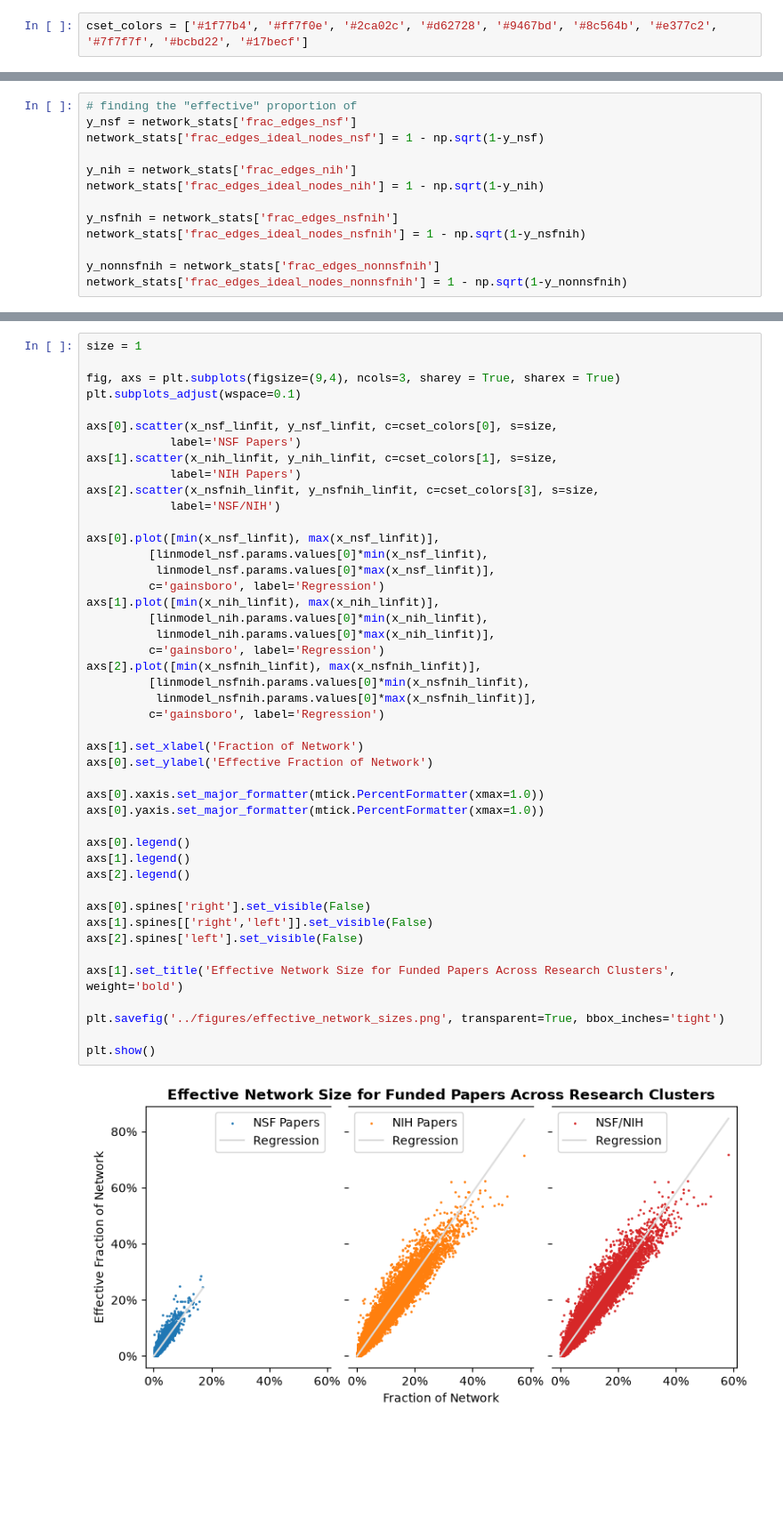
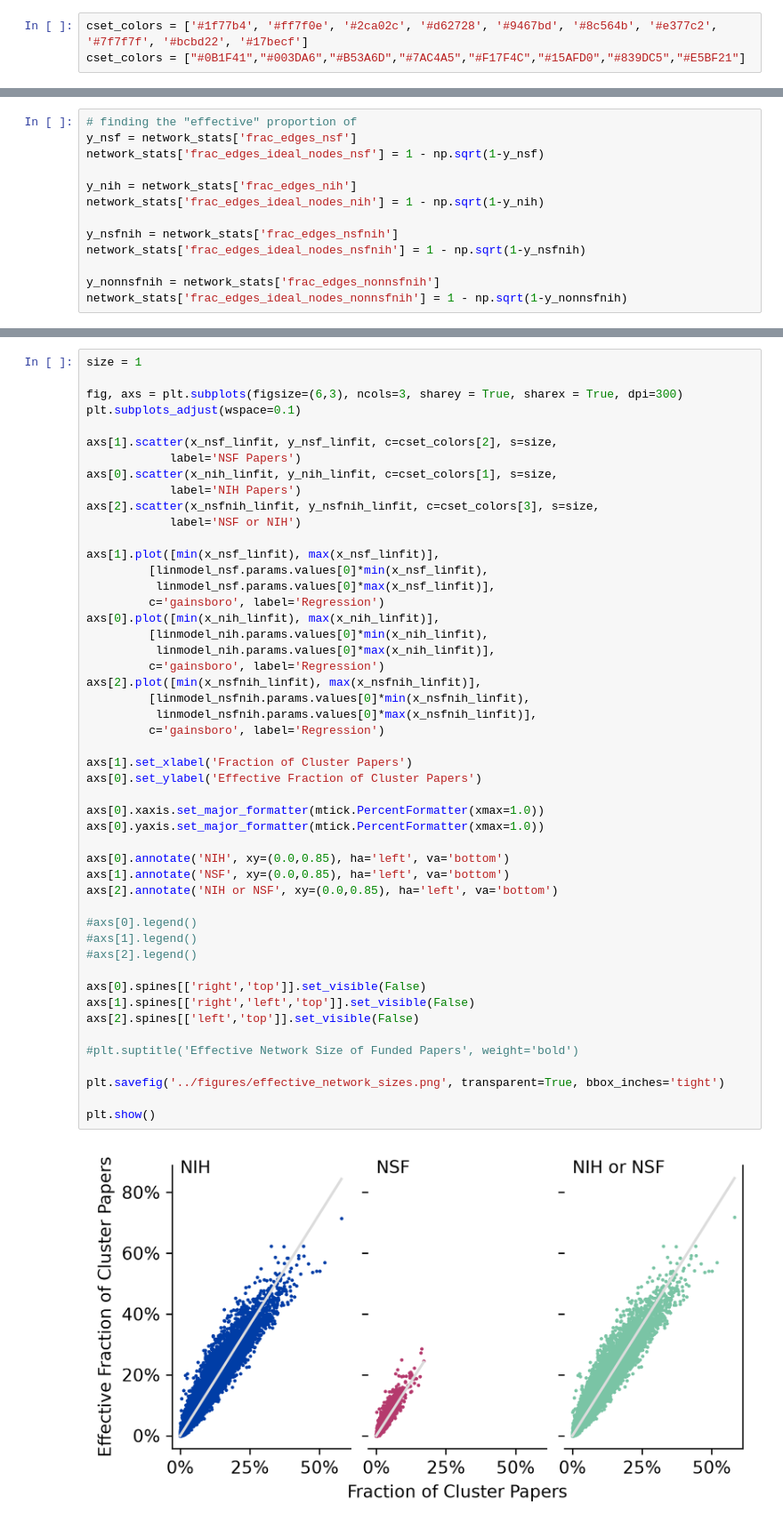
Before and after one commit to georgetown-cset/research_cluster_extreme_growth_classifier, a Jupyter notebook: scripts/Basic Network Plots.ipynb, the cells around one changed output, grey strips where cells are left out. Shown at 89% size. Drawn from its saved outputs; the diff is of its cells as text; blank space fills up the shorter version.

Commit message:
add more figures

```diff
--- a/scripts/Basic Network Plots.ipynb
+++ b/scripts/Basic Network Plots.ipynb
@@ -29,6 +29,7 @@ from sklearn.linear_model import LinearRegression
 import statsmodels.api as sm
 # %%
 cset_colors = ['#1f77b4', '#ff7f0e', '#2ca02c', '#d62728', '#9467bd', '#8c564b', '#e377c2', '#7f7f7f', '#bcbd22', '#17becf']
+cset_colors = ["#0B1F41","#003DA6","#B53A6D","#7AC4A5","#F17F4C","#15AFD0","#839DC5","#E5BF21"]
 # %%
 client = bigquery.Client()
 # %%
@@ -255,50 +256,54 @@ Notes:
 # %%
 size = 1
 
-fig, axs = plt.subplots(figsize=(9,4), ncols=3, sharey = True, sharex = True)
+fig, axs = plt.subplots(figsize=(6,3), ncols=3, sharey = True, sharex = True, dpi=300)
 plt.subplots_adjust(wspace=0.1)
 
-axs[0].scatter(x_nsf_linfit, y_nsf_linfit, c=cset_colors[0], s=size,
+axs[1].scatter(x_nsf_linfit, y_nsf_linfit, c=cset_colors[2], s=size,
             label='NSF Papers')
-axs[1].scatter(x_nih_linfit, y_nih_linfit, c=cset_colors[1], s=size,
+axs[0].scatter(x_nih_linfit, y_nih_linfit, c=cset_colors[1], s=size,
             label='NIH Papers')
 axs[2].scatter(x_nsfnih_linfit, y_nsfnih_linfit, c=cset_colors[3], s=size,
-            label='NSF/NIH')
+            label='NSF or NIH')
 
-axs[0].plot([min(x_nsf_linfit), max(x_nsf_linfit)],
+axs[1].plot([min(x_nsf_linfit), max(x_nsf_linfit)],
          [linmodel_nsf.params.values[0]*min(x_nsf_linfit),
           linmodel_nsf.params.values[0]*max(x_nsf_linfit)],
          c='gainsboro', label='Regression')
-axs[1].plot([min(x_nih_linfit), max(x_nih_linfit)],
+axs[0].plot([min(x_nih_linfit), max(x_nih_linfit)],
          [linmodel_nih.params.values[0]*min(x_nih_linfit),
           linmodel_nih.params.values[0]*max(x_nih_linfit)],
          c='gainsboro', label='Regression')
 axs[2].plot([min(x_nsfnih_linfit), max(x_nsfnih_linfit)],
          [linmodel_nsfnih.params.values[0]*min(x_nsfnih_linfit),
           linmodel_nsfnih.params.values[0]*max(x_nsfnih_linfit)],
          c='gainsboro', label='Regression')
 
-axs[1].set_xlabel('Fraction of Network')
-axs[0].set_ylabel('Effective Fraction of Network')
+axs[1].set_xlabel('Fraction of Cluster Papers')
+axs[0].set_ylabel('Effective Fraction of Cluster Papers')
 
 axs[0].xaxis.set_major_formatter(mtick.PercentFormatter(xmax=1.0))
 axs[0].yaxis.set_major_formatter(mtick.PercentFormatter(xmax=1.0))
 
-axs[0].legend()
-axs[1].legend()
-axs[2].legend()
+axs[0].annotate('NIH', xy=(0.0,0.85), ha='left', va='bottom')
+axs[1].annotate('NSF', xy=(0.0,0.85), ha='left', va='bottom')
+axs[2].annotate('NIH or NSF', xy=(0.0,0.85), ha='left', va='bottom')
 
-axs[0].spines['right'].set_visible(False)
-axs[1].spines[['right','left']].set_visible(False)
-axs[2].spines['left'].set_visible(False)
+#axs[0].legend()
+#axs[1].legend()
+#axs[2].legend()
 
-axs[1].set_title('Effective Network Size for Funded Papers Across Research Clusters', weight='bold')
+axs[0].spines[['right','top']].set_visible(False)
+axs[1].spines[['right','left','top']].set_visible(False)
+axs[2].spines[['left','top']].set_visible(False)
+
+#plt.suptitle('Effective Network Size of Funded Papers', weight='bold')
 
 plt.savefig('../figures/effective_network_sizes.png', transparent=True, bbox_inches='tight')
 
 plt.show()
 # %% [output]
-[figure, old version]
+[figure, new version]
 # %%
 size = 5
 
```
Also changed, not shown: parts of 4 cells of this notebook, 24 other files.
